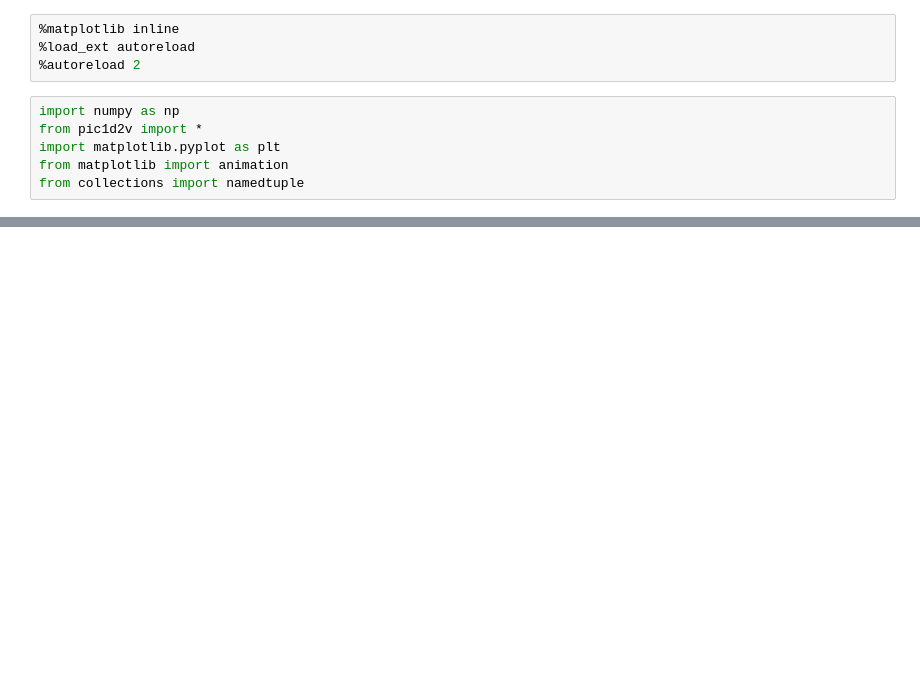
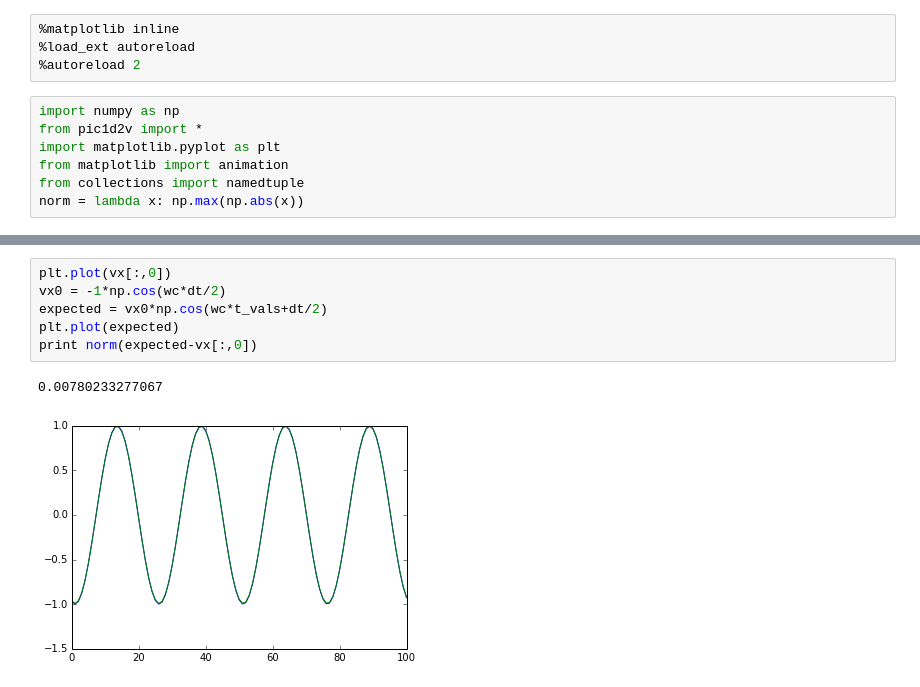
Before and after one commit to shigh/pyes1, a Jupyter notebook: 1d2v-sing.ipynb, the cells around one changed output, grey strips where cells are left out. Drawn from its saved outputs; the diff is of its cells as text; blank space fills up the shorter version.

```diff
--- a/1d2v-sing.ipynb
+++ b/1d2v-sing.ipynb
@@ -8,4 +8,5 @@ from pic1d2v import *
 import matplotlib.pyplot as plt
 from matplotlib import animation
 from collections import namedtuple
+norm = lambda x: np.max(np.abs(x))
 # %%
@@ -62,0 +59,9 @@ im_ani.save("1d2v-sing.mp4", writer="mencoder")
+# %%
+plt.plot(vx[:,0])
+vx0 = -1*np.cos(wc*dt/2)
+expected = vx0*np.cos(wc*t_vals+dt/2)
+plt.plot(expected)
+print norm(expected-vx[:,0])
+# %% [output]
+0.00780233277067
+[figure, added]
```
Also changed, not shown: parts of 3 cells of this notebook.
